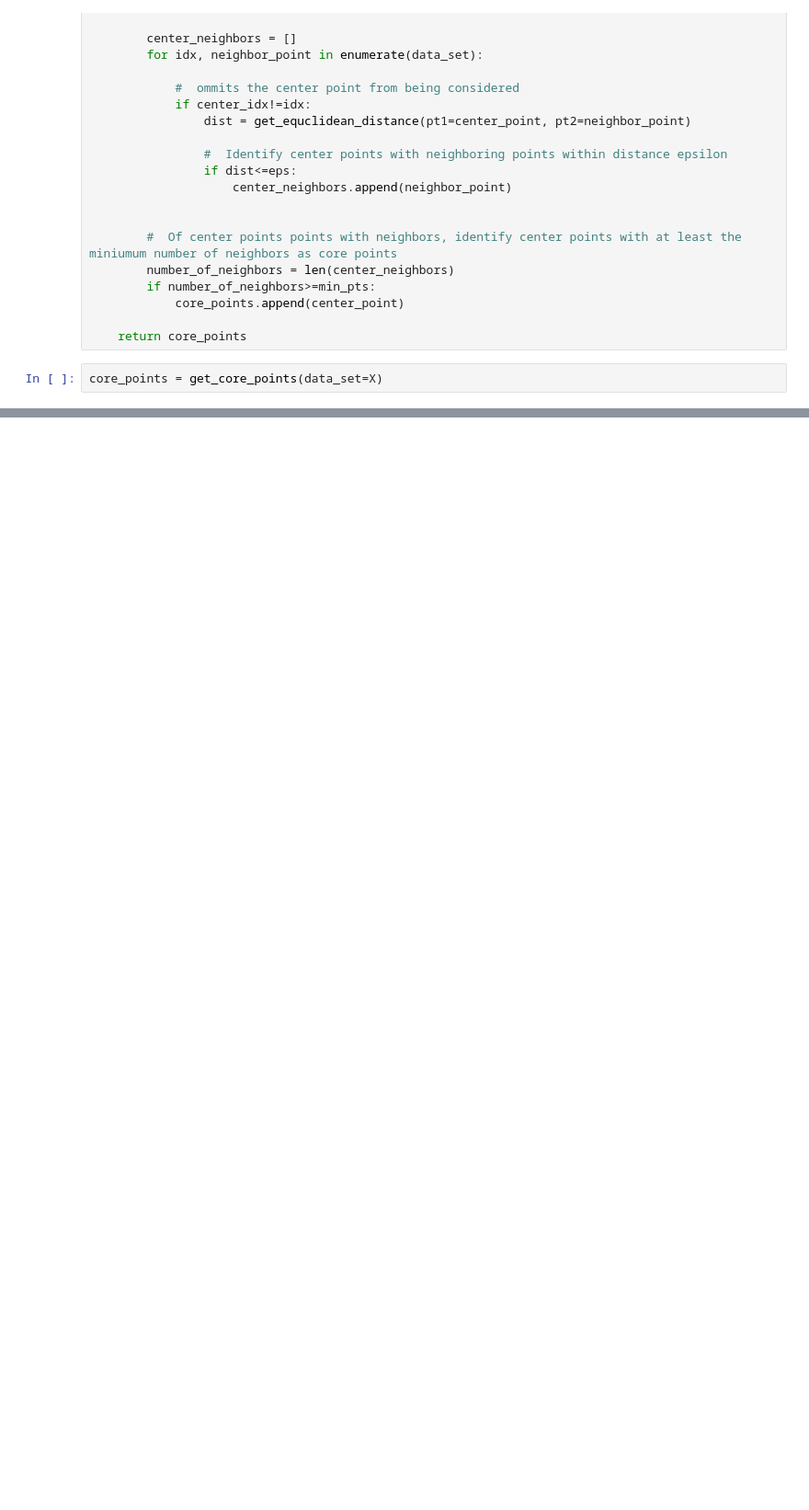
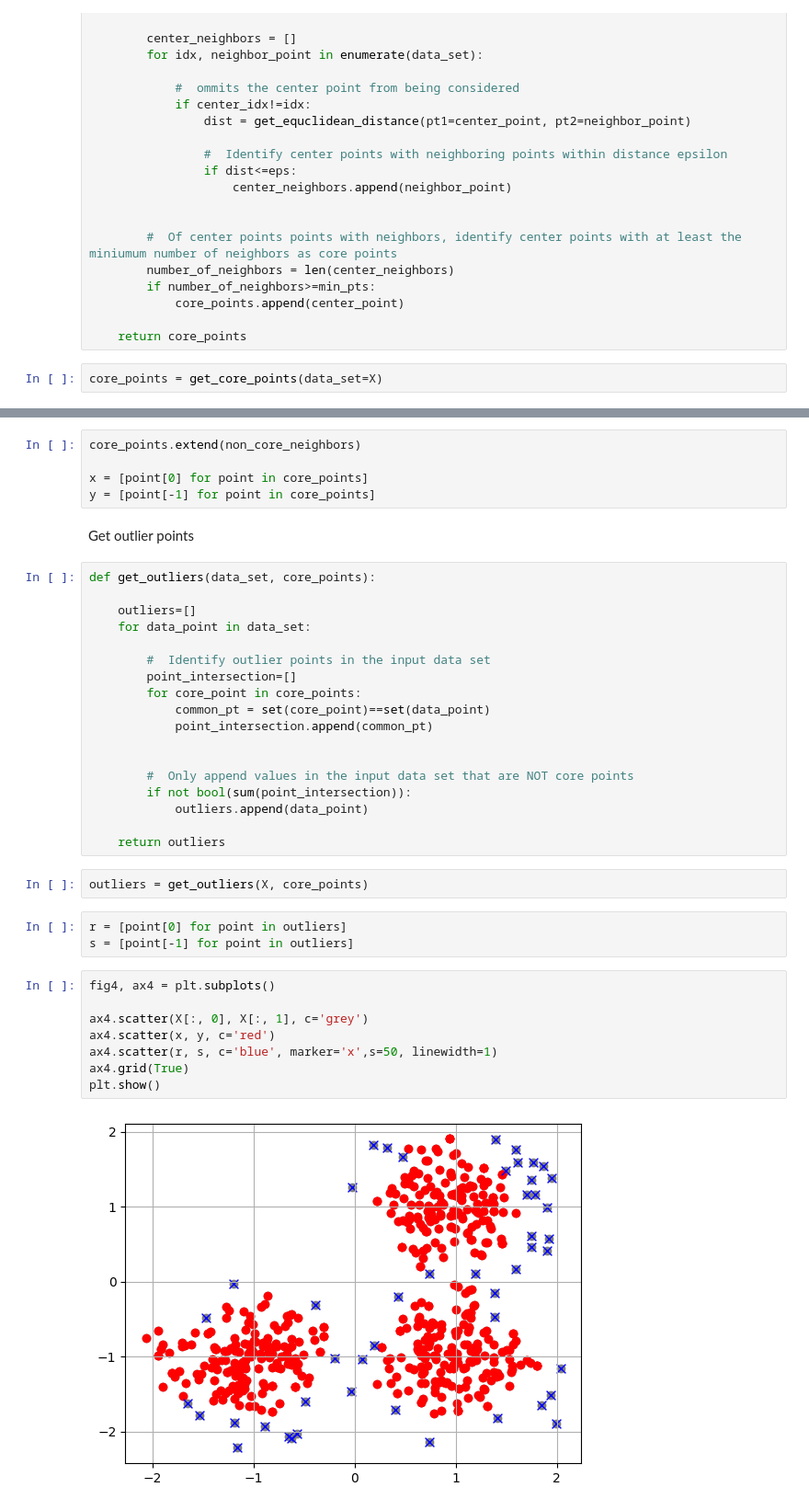
Before and after one commit to AndresDFlores/clustering_algorithms, a Jupyter notebook: density_based_clustering.ipynb, the cells around one changed output, grey strips where cells are left out. Shown at 92% size. Drawn from its saved outputs; the diff is of its cells as text; blank space fills up the shorter version.

```diff
--- a/density_based_clustering.ipynb
+++ b/density_based_clustering.ipynb
@@ -70,0 +123,40 @@ plt.show()
+# %%
+core_points.extend(non_core_neighbors)
+
+x = [point[0] for point in core_points]
+y = [point[-1] for point in core_points]
+# %% [markdown]
+Get outlier points
+# %%
+def get_outliers(data_set, core_points):
+
+    outliers=[]
+    for data_point in data_set:
+
+        #  Identify outlier points in the input data set
+        point_intersection=[]
+        for core_point in core_points:
+            common_pt = set(core_point)==set(data_point)
+            point_intersection.append(common_pt)
+
+
+        #  Only append values in the input data set that are NOT core points
+        if not bool(sum(point_intersection)):
+            outliers.append(data_point)
+
+    return outliers
+# %%
+outliers = get_outliers(X, core_points)
+# %%
+r = [point[0] for point in outliers]
+s = [point[-1] for point in outliers]
+# %%
+fig4, ax4 = plt.subplots()
+
+ax4.scatter(X[:, 0], X[:, 1], c='grey')
+ax4.scatter(x, y, c='red')
+ax4.scatter(r, s, c='blue', marker='x',s=50, linewidth=1)
+ax4.grid(True)
+plt.show()
+# %% [output]
+[figure, added]
```
Also changed, not shown: parts of 13 cells of this notebook.
